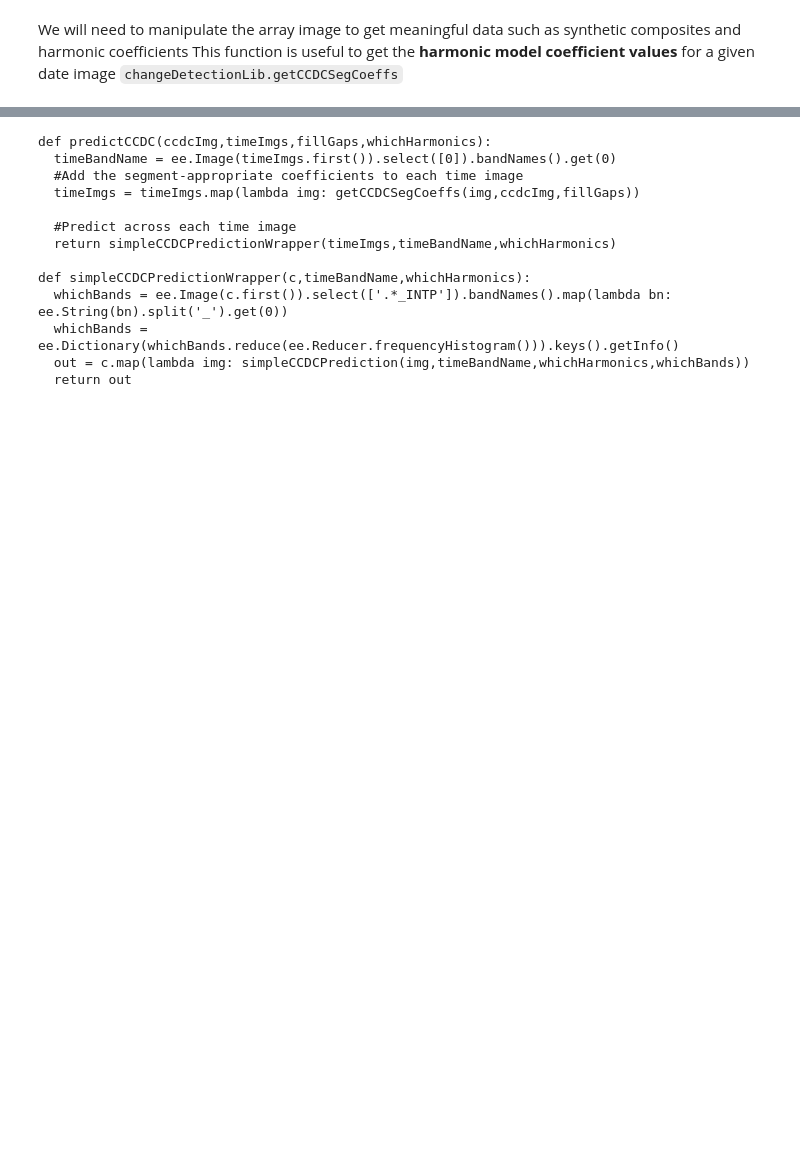
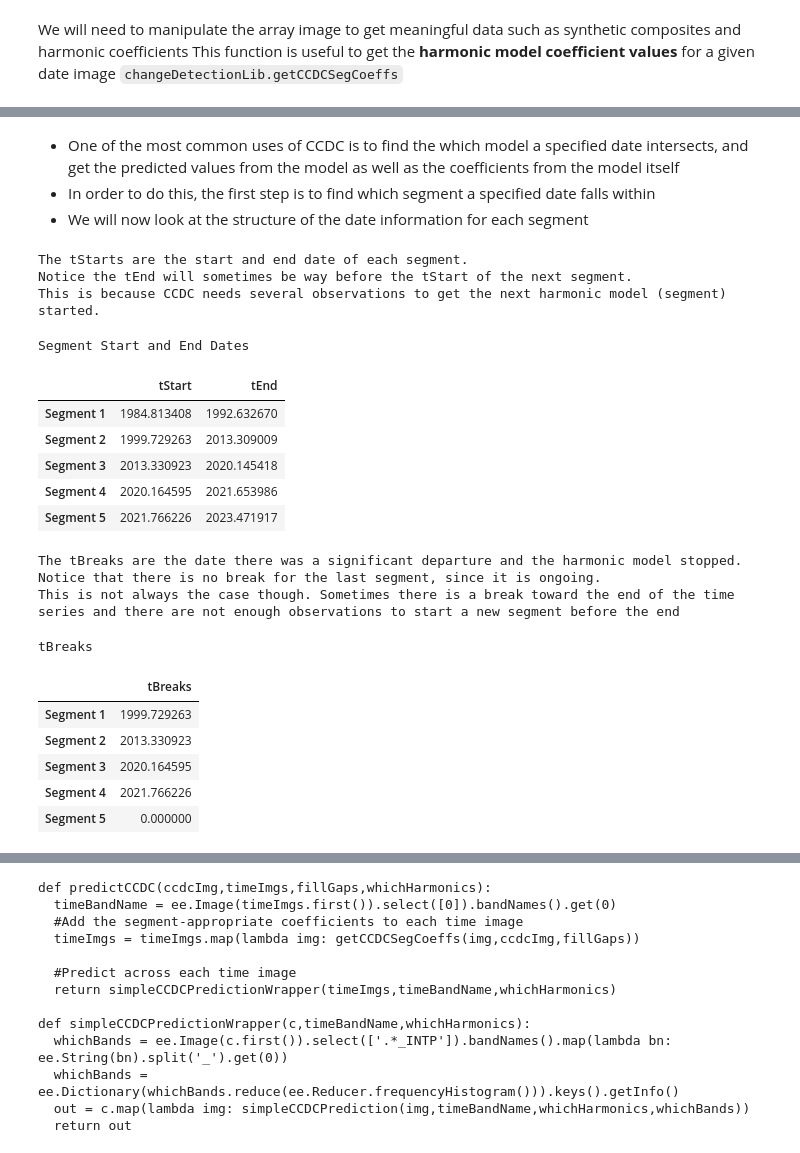
Before and after one commit to redcastle-resources/lcms-training, a Jupyter notebook: 3.2-CCDC_and_Scaling_Over_Large_Areas.ipynb, the cells around one changed output, grey strips where cells are left out. Cells and saved outputs as stored; diff of their text form; code cells hidden in the pictures; blank space fills up the shorter version.

```diff
--- a/3.2-CCDC_and_Scaling_Over_Large_Areas.ipynb
+++ b/3.2-CCDC_and_Scaling_Over_Large_Areas.ipynb
@@ -657,0 +732,38 @@ Workbench Proxy URL: https://3b40cb8a2076f1b6-dot-us-west3.notebooks.googleuserc
+# %% [markdown]
+* One of the most common uses of CCDC is to find the which model a specified date intersects, and get the predicted values from the model as well as the coefficients from the model itself
+* In order to do this, the first step is to find which segment a specified date falls within
+* We will now look at the structure of the date information for each segment
+# %%
+print('The tStarts are the start and end date of each segment.')
+print('Notice the tEnd will sometimes be way before the tStart of the next segment.')
+print('This is because CCDC needs several observations to get the next harmonic model (segment) started.')
+display(g2p.imageArrayPixelToDataFrame(tStarts.arrayCat(tEnds,1),\
+                                       pt,None,crs,transform, 'Segment Start and End Dates',index=index,columns = ['tStart','tEnd']))
+print()
+
+print('The tBreaks are the date there was a significant departure and the harmonic model stopped.')
+print('Notice that there is no break for the last segment, since it is ongoing.')
+print('This is not always the case though. Sometimes there is a break toward the end \
+of the time series and there are not enough observations to start a new segment before the end')
+display(g2p.imageArrayPixelToDataFrame(tBreaks, pt,None,crs,transform, 'tBreaks',index=index,columns = ['tBreaks']))
+# %% [output]
+The tStarts are the start and end date of each segment.
+Notice the tEnd will sometimes be way before the tStart of the next segment.
+This is because CCDC needs several observations to get the next harmonic model (segment) started.
+Segment Start and End Dates
+|  | tStart | tEnd |
+| Segment 1 | 1984.813408 | 1992.632670 |
+| Segment 2 | 1999.729263 | 2013.309009 |
+| Segment 3 | 2013.330923 | 2020.145418 |
+| Segment 4 | 2020.164595 | 2021.653986 |
+| Segment 5 | 2021.766226 | 2023.471917 |
+The tBreaks are the date there was a significant departure and the harmonic model stopped.
+Notice that there is no break for the last segment, since it is ongoing.
+This is not always the case though. Sometimes there is a break toward the end of the time series and there are not enough observations to start a new segment before the end
+tBreaks
+|  | tBreaks |
+| Segment 1 | 1999.729263 |
+| Segment 2 | 2013.330923 |
+| Segment 3 | 2020.164595 |
+| Segment 4 | 2021.766226 |
+| Segment 5 | 0.000000 |
```
Also changed, not shown: parts of 40 cells of this notebook, 2 other files.
